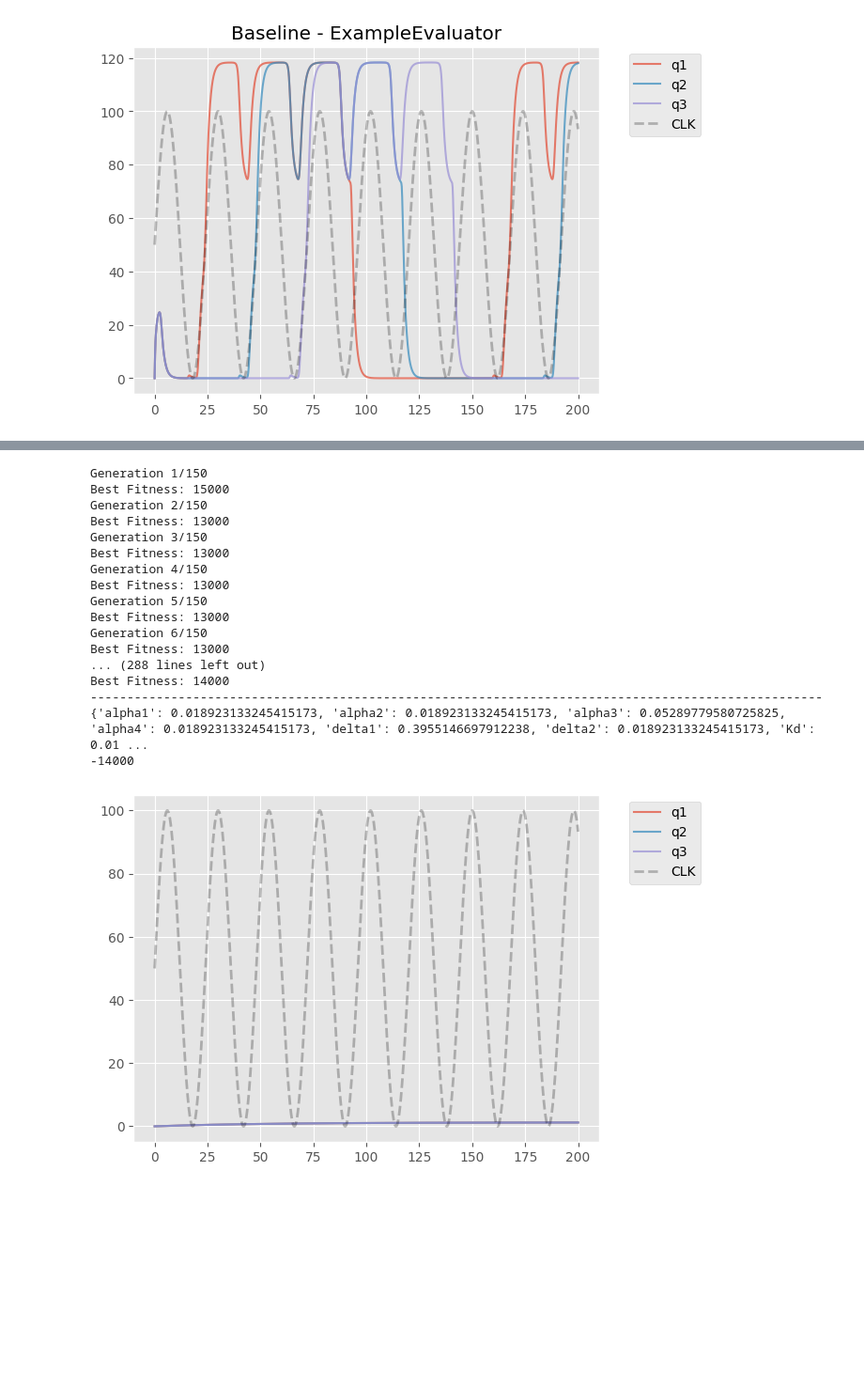
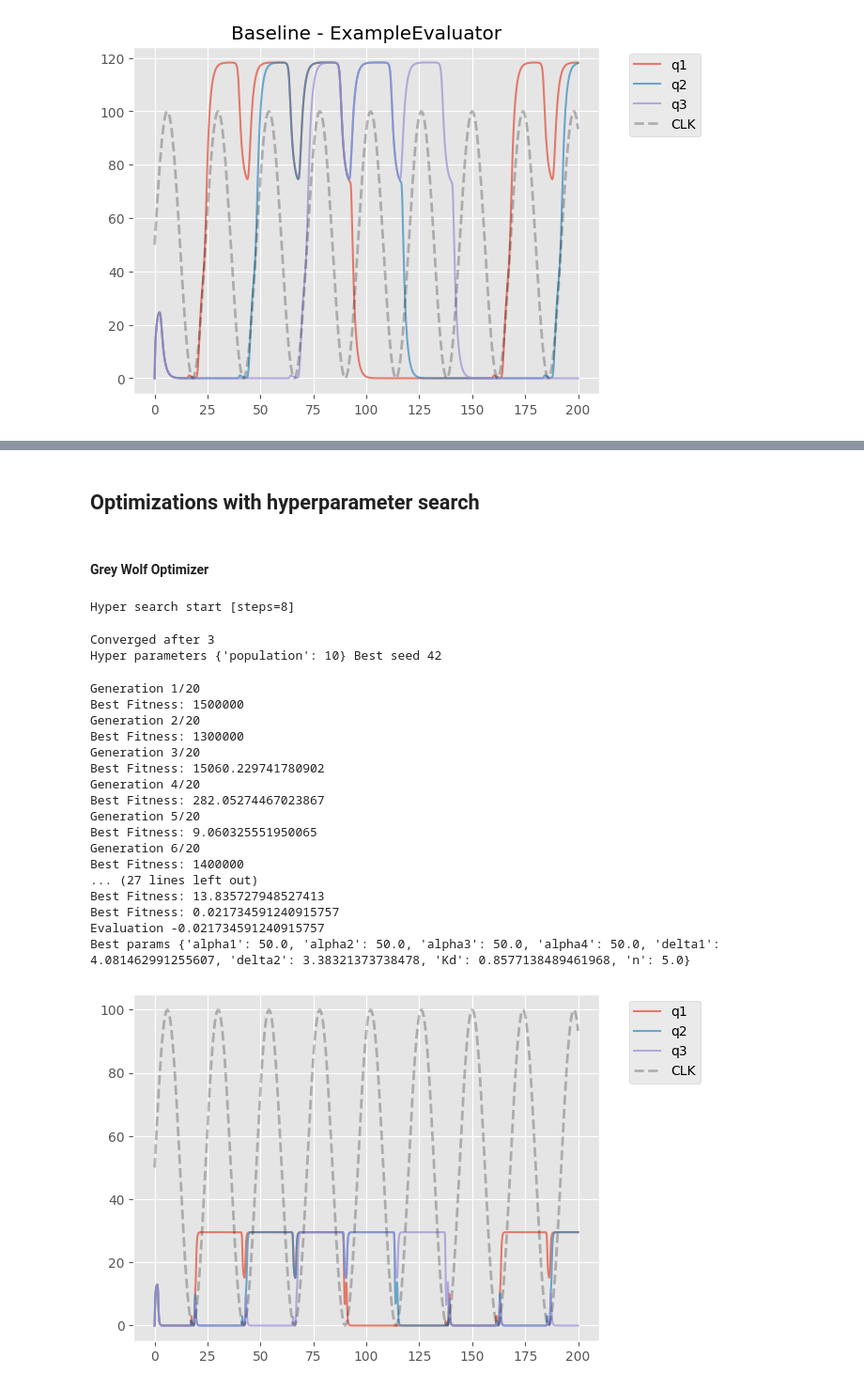
Before and after one commit to JanezSedeljsak/seq-circuit-param-optimization, a Jupyter notebook: notebook_v2.ipynb, the cells around one changed output, grey strips where cells are left out. Shown at 94% size. Drawn from its saved outputs; the diff is of its cells as text; code cells hidden in the pictures; blank space fills up the shorter version.

Commit message:
- hyper parameter search - minor evaluation & algorithm fixes - notebook

```diff
--- a/notebook_v2.ipynb
+++ b/notebook_v2.ipynb
@@ -25,2 +15,0 @@ def optimize(Algo, population=10, generations=10, is_export=False):
-# %%
-optimize(GreyWolfOptimizer, 10, 10, is_export=True)
@@ -81,21 +16,40 @@ optimize(AntColonyOptimization, 100, 150)
-# %%
-optimize(WhaleOptimizationAlgorithm, 100, 150)
-# %% [output]
-Generation 1/150
-Best Fitness: 15000
-Generation 2/150
-Best Fitness: 13000
-Generation 3/150
-Best Fitness: 13000
-Generation 4/150
-Best Fitness: 13000
-Generation 5/150
-Best Fitness: 13000
-Generation 6/150
-Best Fitness: 13000
-... (288 lines left out)
-Best Fitness: 14000
-----------------------------------------------------------------------------------------------------
-{'alpha1': 0.018923133245415173, 'alpha2': 0.018923133245415173, 'alpha3': 0.05289779580725825, 'alpha4': 0.018923133245415173, 'delta1': 0.3955146697912238, 'delta2': 0.018923133245415173, 'Kd': 0.01 ...
--14000
-[figure, removed]
+# %% [markdown]
+## Optimizations with hyperparameter search
+# %% [markdown]
+#### Grey Wolf Optimizer
+# %%
+gw_param_options = {
+    'population': [10, 15]
+}
+
+gw_hyper = HyperSearch(GreyWolfOptimizer, GoalEvaluator).execute(**gw_param_options)
+print("Hyper parameters", gw_hyper.best_params, "Best seed", gw_hyper.best_seed)
+# %% [output]
+Hyper search start [steps=8]
+Converged after 3
+Hyper parameters {'population': 10} Best seed 42
+# %%
+gw_evaluator = gw_hyper.optimize_parameters(gw_hyper.best_params['population'], 100)
+
+print("Evaluation", gw_evaluator.evaluate())
+print("Best params", gw_evaluator.get_params())
+gw_evaluator.simulate()
+# %% [output]
+Generation 1/20
+Best Fitness: 1500000
+Generation 2/20
+Best Fitness: 1300000
+Generation 3/20
+Best Fitness: 15060.229741780902
+Generation 4/20
+Best Fitness: 282.05274467023867
+Generation 5/20
+Best Fitness: 9.060325551950065
+Generation 6/20
+Best Fitness: 1400000
+... (27 lines left out)
+Best Fitness: 13.835727948527413
+Best Fitness: 0.021734591240915757
+Evaluation -0.021734591240915757
+Best params {'alpha1': 50.0, 'alpha2': 50.0, 'alpha3': 50.0, 'alpha4': 50.0, 'delta1': 4.081462991255607, 'delta2': 3.38321373738478, 'Kd': 0.8577138489461968, 'n': 5.0}
+[figure, added]
```
Also changed, not shown: parts of 13 cells of this notebook, 8 other files.
